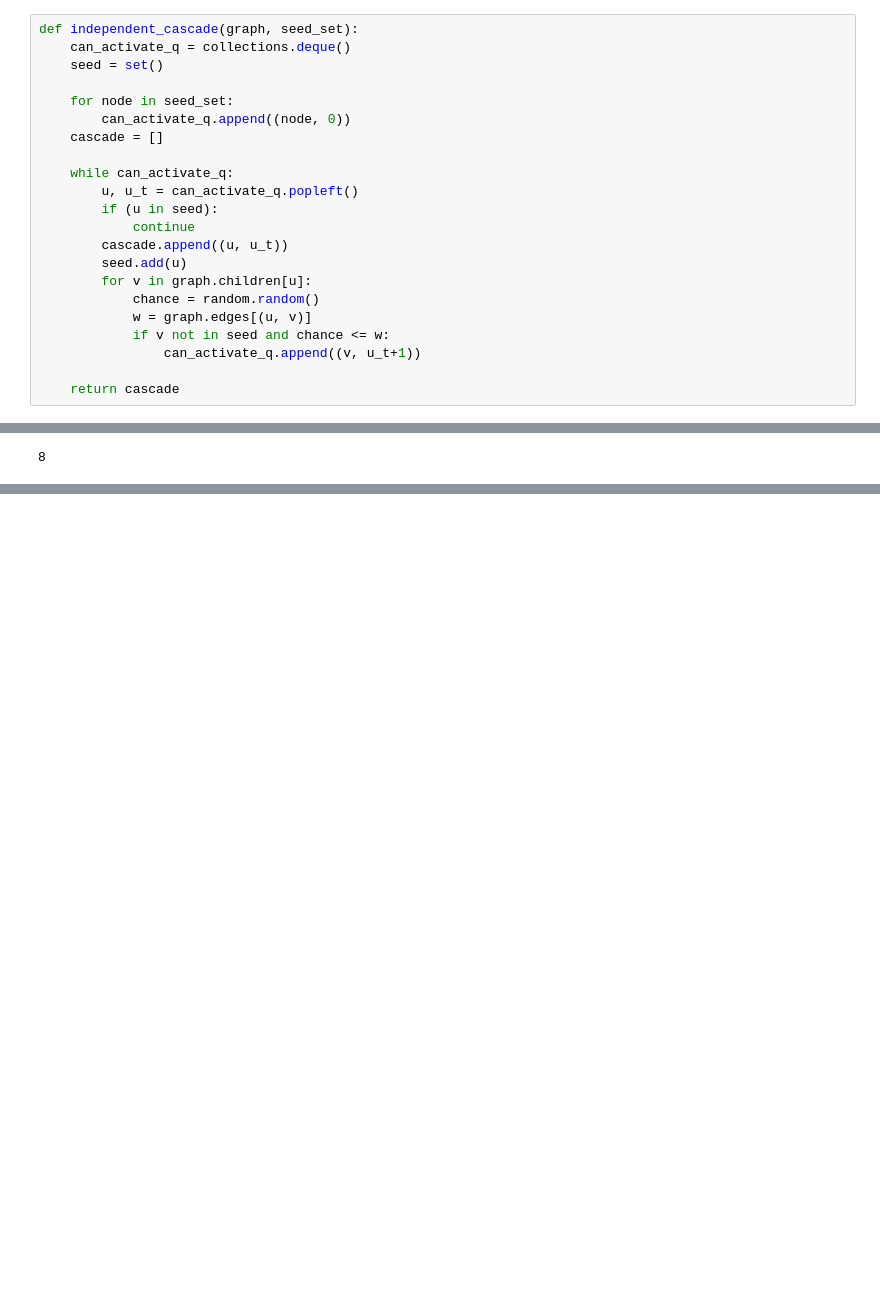
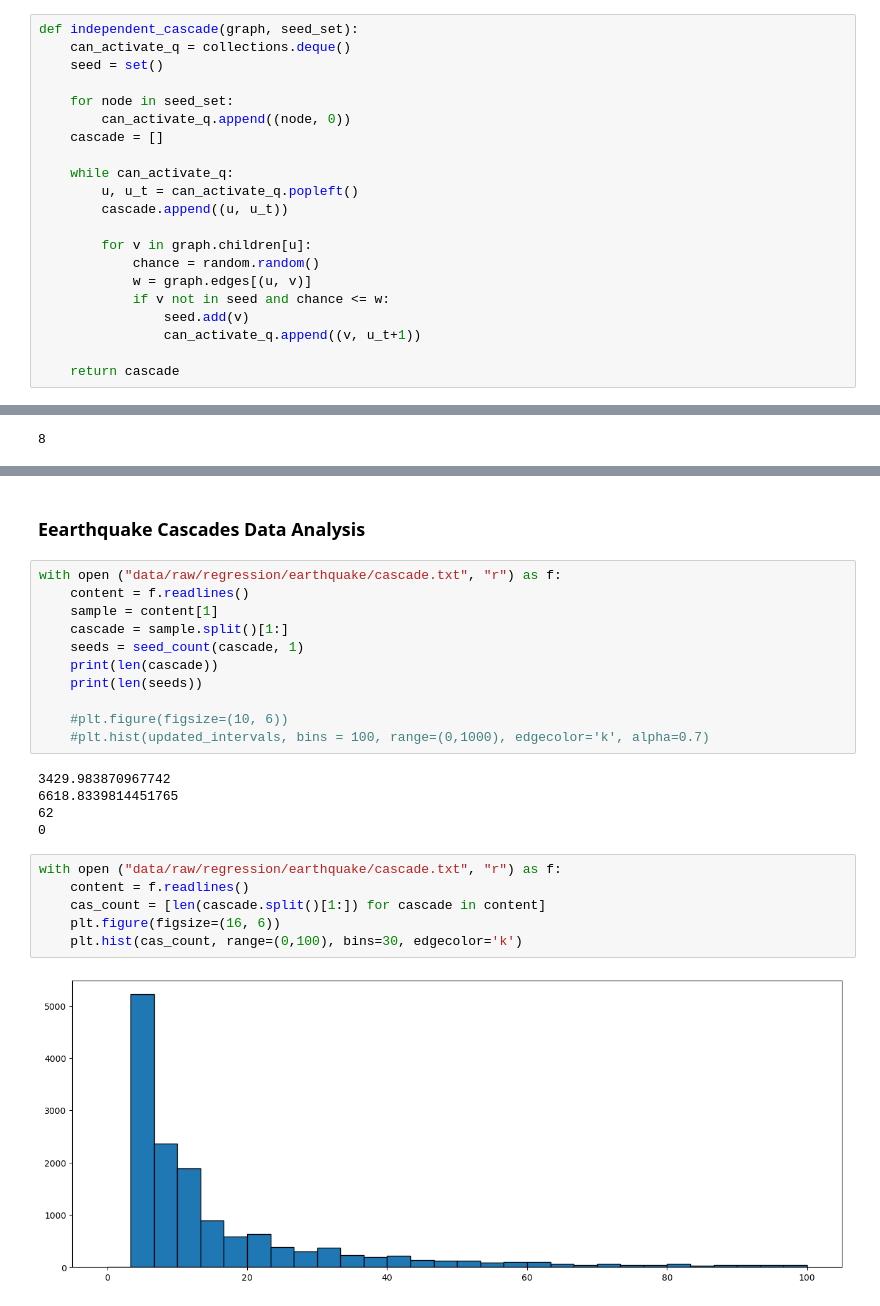
Before and after one commit to rezabrizi/CAPP, a Jupyter notebook: data.ipynb, the cells around one changed output, grey strips where cells are left out. Saved outputs shown, nothing was run; the diff lists cells and outputs as text; blank space fills up the shorter version.

```diff
--- a/data.ipynb
+++ b/data.ipynb
@@ -84,14 +104,13 @@ def independent_cascade(graph, seed_set):
 
     while can_activate_q:
         u, u_t = can_activate_q.popleft()
-        if (u in seed):
-            continue
         cascade.append((u, u_t))
-        seed.add(u)
+
         for v in graph.children[u]:
             chance = random.random()
             w = graph.edges[(u, v)]
             if v not in seed and chance <= w:
+                seed.add(v)
                 can_activate_q.append((v, u_t+1))
 
     return cascade
@@ -206,0 +289,26 @@ nx.diameter(facebook_nx_g)
+# %% [markdown]
+### Eearthquake Cascades Data Analysis
+# %%
+with open ("data/raw/regression/earthquake/cascade.txt", "r") as f:
+    content = f.readlines()
+    sample = content[1]
+    cascade = sample.split()[1:]
+    seeds = seed_count(cascade, 1)
+    print(len(cascade))
+    print(len(seeds))
+
+    #plt.figure(figsize=(10, 6))
+    #plt.hist(updated_intervals, bins = 100, range=(0,1000), edgecolor='k', alpha=0.7)
+# %% [output]
+3429.983870967742
+6618.8339814451765
+62
+0
+# %%
+with open ("data/raw/regression/earthquake/cascade.txt", "r") as f:
+    content = f.readlines()
+    cas_count = [len(cascade.split()[1:]) for cascade in content]
+    plt.figure(figsize=(16, 6))
+    plt.hist(cas_count, range=(0,100), bins=30, edgecolor='k')
+# %% [output]
+[figure, added]
```
Also changed, not shown: parts of 5 cells of this notebook, 7 other files.
